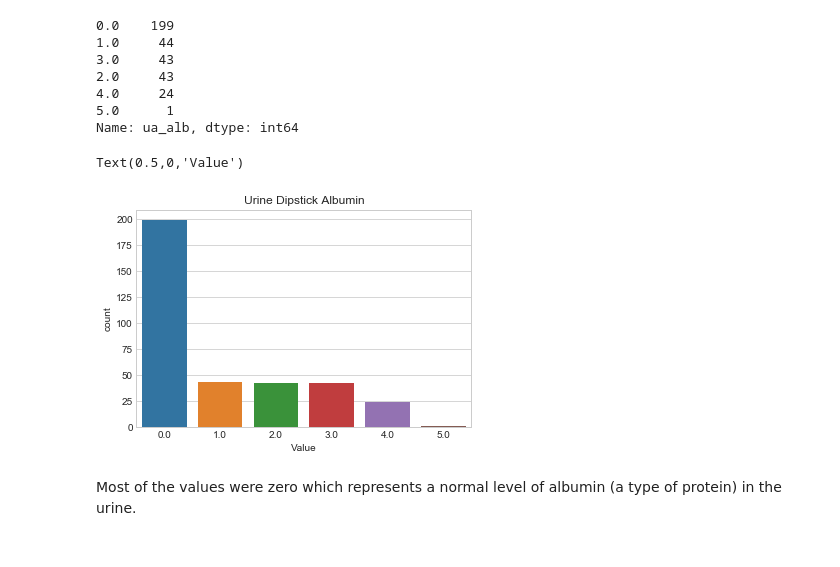
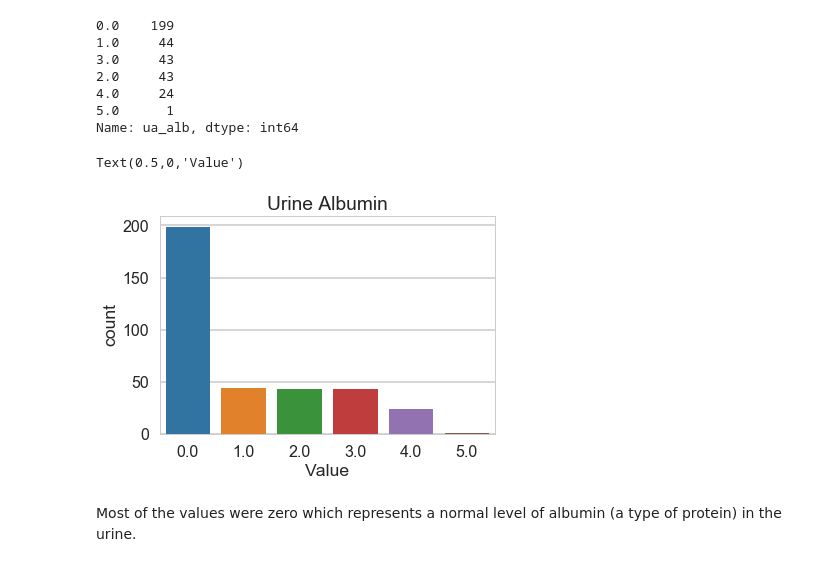
Before and after one commit to mmerc/MSDS696_X70_Data-Science-Practicum-II, a Jupyter notebook: Practicum2Project.ipynb, the cells around one changed output. Saved outputs shown, nothing was run; the diff lists cells and outputs as text; code cells hidden in the pictures.

```diff
--- a/Practicum2Project.ipynb
+++ b/Practicum2Project.ipynb
@@ -23,6 +23,7 @@ import warnings
 warnings.filterwarnings('ignore')
 %matplotlib inline
 sns.set_style('whitegrid')
+sns.set_context('poster')
 pd.options.display.max_rows = 500 # code from https://pandas.pydata.org/pandas-docs/stable/options.html
 pd.options.display.max_columns = None # code from Isma (2017)
 # %%
@@ -370,10 +369,10 @@ Name: ua_alb, dtype: int64
 # %%
 sns.countplot(df.ua_alb)
-plt.title('Urine Dipstick Albumin')
+plt.title('Urine Albumin')
 plt.xlabel('Value')
 # %% [output]
 Text(0.5,0,'Value')
-[figure, old version]
+[figure, new version]
 # %% [markdown]
 Most of the values were zero which represents a normal level of albumin (a type of protein) in the urine.
 # %% [markdown]
```
Also changed, not shown: parts of 89 cells of this notebook.
